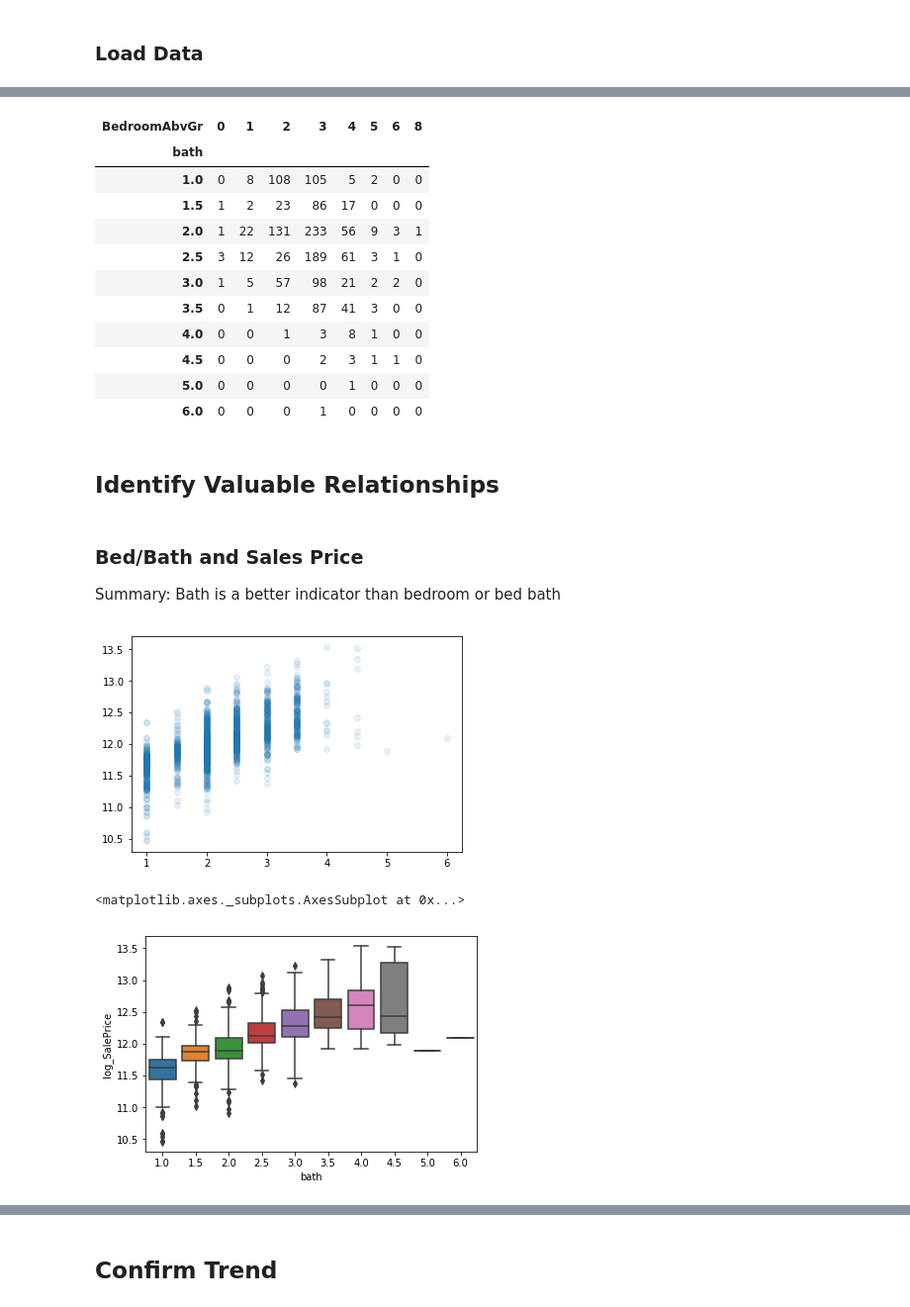
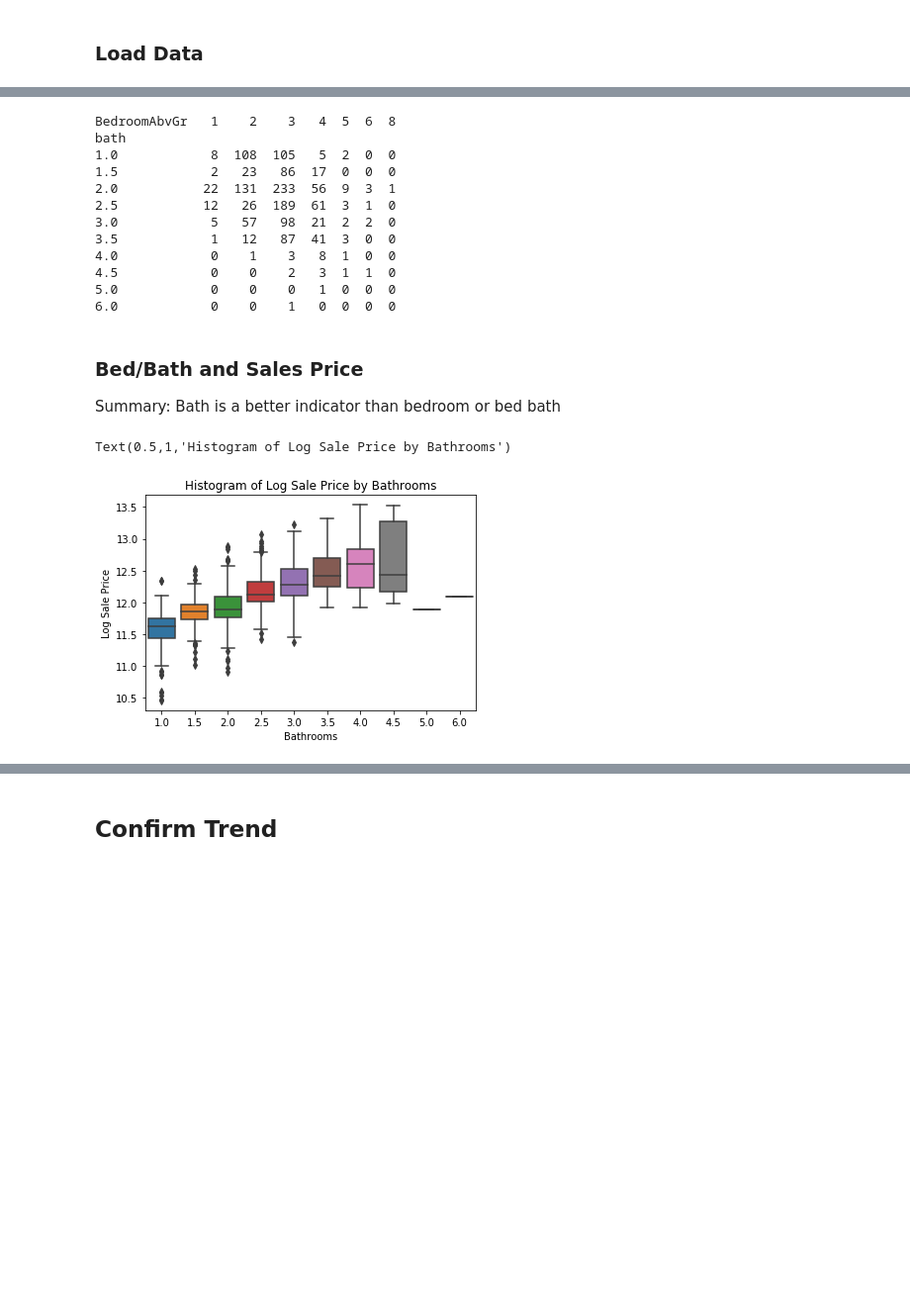
Before and after one commit to mpaluta/House_Price, a Jupyter notebook: final_WIP.ipynb, the cells around one changed output, grey strips where cells are left out. Shown at 99% size. Saved outputs shown, nothing was run; the diff lists cells and outputs as text; code cells hidden in the pictures; blank space fills up the shorter version.

Commit message:
completed bed and bath as well as merged data set

```diff
--- a/final_WIP.ipynb
+++ b/final_WIP.ipynb
@@ -32,0 +14,3 @@ summary stats of major columns
+# %%
+og_iowa=pd.read_csv('train.csv', sep=',')
+df_iowa = og_iowa.copy()
@@ -33,8 +21,11 @@ summary stats of major columns
 # %%
-#0 bedroom houses
+#four 0 bedroom houses
 
 with pd.option_context("display.max_columns", 90):
-    print(df_iowa[df_iowa['BedroomAbvGr'] == 0])
+    print(og_iowa[og_iowa['BedroomAbvGr'] == 0])
+
+#remove 0 bedroom houses from data set
+df_iowa = df_iowa[df_iowa.BedroomAbvGr > 0]
 # %% [output]
         Id  MSSubClass MSZoning  LotFrontage  LotArea Street Alley LotShape  \
 53      54          20       RL         68.0    50271   Pave   NaN      IR1
@@ -67,17 +61,17 @@ bed bath tuple
 # %%
 #bed bath graph
 
-pd.crosstab(df_iowa.bath,df_iowa.BedroomAbvGr)
+print(pd.crosstab(df_iowa.bath,df_iowa.BedroomAbvGr))
 # %% [output]
-| BedroomAbvGr | 0 | 1 | 2 | 3 | 4 | 5 | 6 | 8 |
-| bath |  |  |  |  |  |  |  |  |
-| 1.0 | 0 | 8 | 108 | 105 | 5 | 2 | 0 | 0 |
-| 1.5 | 1 | 2 | 23 | 86 | 17 | 0 | 0 | 0 |
-| 2.0 | 1 | 22 | 131 | 233 | 56 | 9 | 3 | 1 |
-| 2.5 | 3 | 12 | 26 | 189 | 61 | 3 | 1 | 0 |
-| 3.0 | 1 | 5 | 57 | 98 | 21 | 2 | 2 | 0 |
-| 3.5 | 0 | 1 | 12 | 87 | 41 | 3 | 0 | 0 |
-| 4.0 | 0 | 0 | 1 | 3 | 8 | 1 | 0 | 0 |
-| 4.5 | 0 | 0 | 0 | 2 | 3 | 1 | 1 | 0 |
-| 5.0 | 0 | 0 | 0 | 0 | 1 | 0 | 0 | 0 |
-| 6.0 | 0 | 0 | 0 | 1 | 0 | 0 | 0 | 0 |
+BedroomAbvGr   1    2    3   4  5  6  8
+bath
+1.0            8  108  105   5  2  0  0
+1.5            2   23   86  17  0  0  0
+2.0           22  131  233  56  9  3  1
+2.5           12   26  189  61  3  1  0
+3.0            5   57   98  21  2  2  0
+3.5            1   12   87  41  3  0  0
+4.0            0    1    3   8  1  0  0
+4.5            0    0    2   3  1  1  0
+5.0            0    0    0   1  0  0  0
+6.0            0    0    1   0  0  0  0
@@ -97,5 +78,3 @@ df_iowa['sum_bed_bath'] = df_iowa.BedroomAbvGr + df_iowa.bath
-# %% [markdown]
-## Identify Valuable Relationships
 # %% [markdown]
 ### Bed/Bath and Sales Price
 
@@ -103,12 +82,14 @@ Summary:
 Bath is a better indicator than bedroom or bed bath
 # %%
 #bath has a strong correlation
-plt.scatter(df_iowa['bath'], df_iowa['log_SalePrice'], alpha = 0.1 )
-plt.show()
+# plt.scatter(df_iowa['bath'], df_iowa['log_SalePrice'], alpha = 0.1 )
+# plt.show()
 sns.boxplot(df_iowa['bath'], df_iowa['log_SalePrice'])
+plt.xlabel('Bathrooms')
+plt.ylabel('Log Sale Price')
+plt.title('Histogram of Log Sale Price by Bathrooms')
 # %% [output]
+Text(0.5,1,'Histogram of Log Sale Price by Bathrooms')
-[figure, old version]
+[figure, new version]
-<matplotlib.axes._subplots.AxesSubplot at 0x...>
-[figure, removed]
 # %%
 #bedroom correlation is not as strong
```
Also changed, not shown: parts of 31 cells of this notebook.
